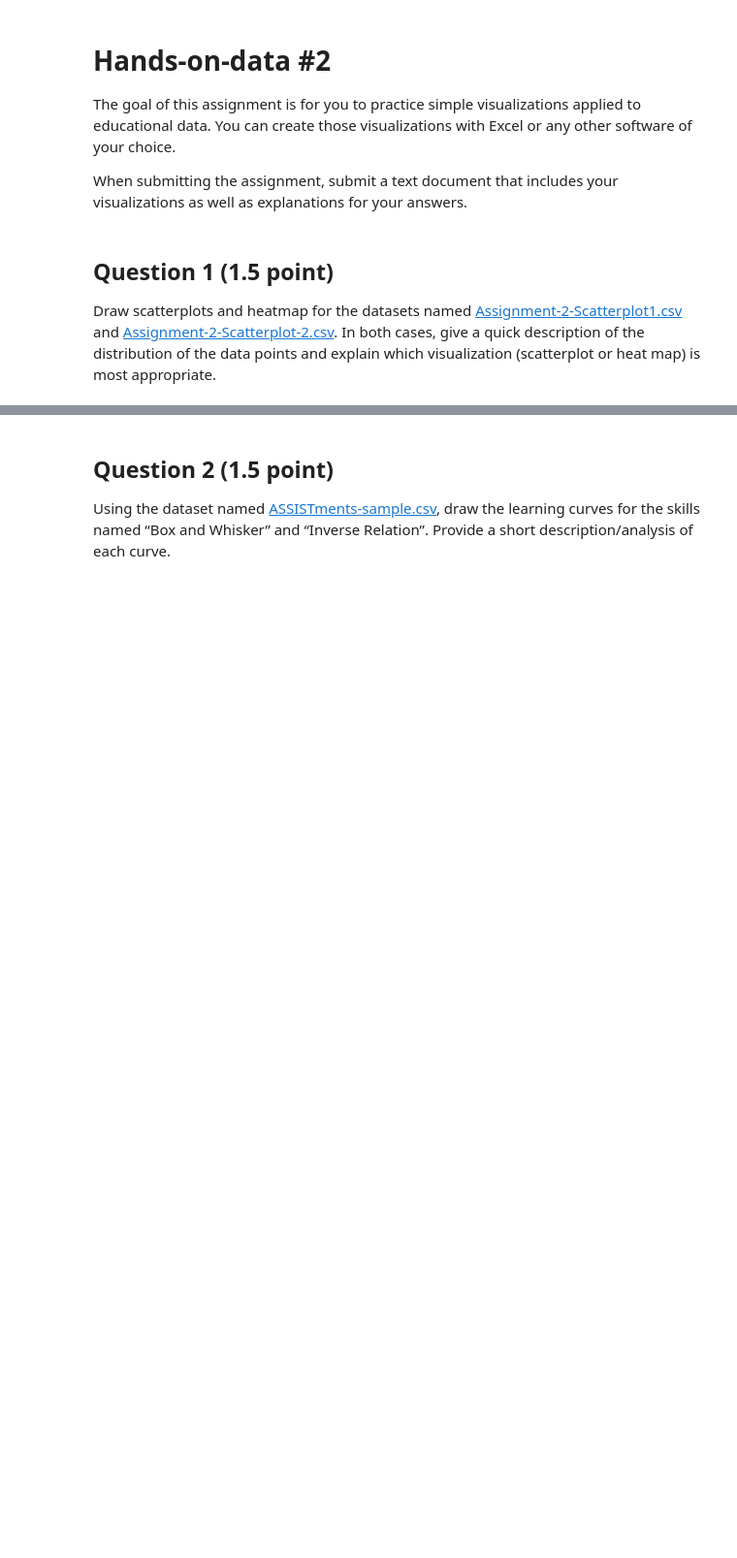
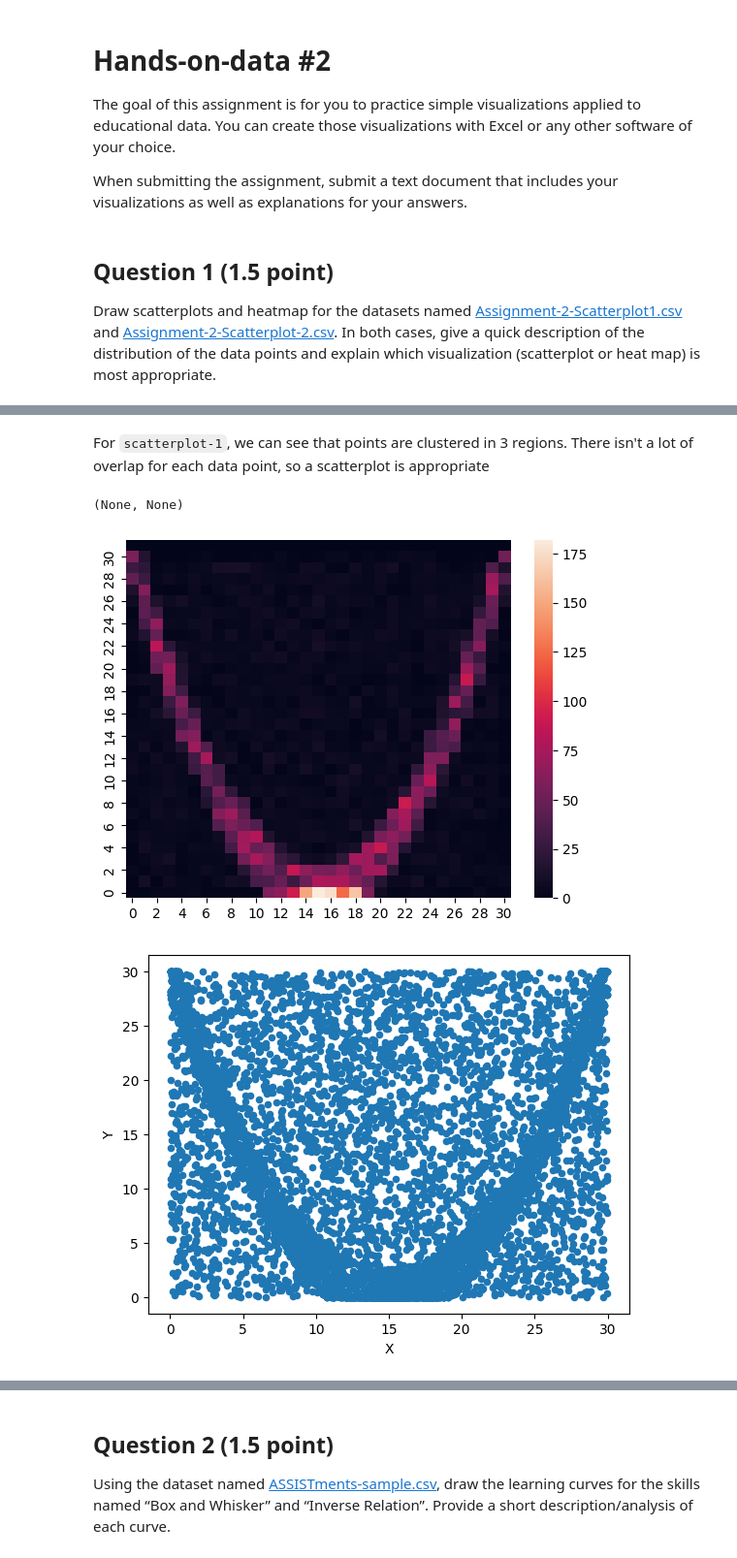
Before and after one commit to rodigu/ci539, a Jupyter notebook: ho2/ho2.ipynb, the cells around one changed output, grey strips where cells are left out. Shown: that part at 97% size. Drawn from its saved outputs; the diff is of its cells as text; code cells hidden in the pictures; blank space fills up the shorter version.

```diff
--- a/ho2/ho2.ipynb
+++ b/ho2/ho2.ipynb
@@ -50,0 +28,9 @@ ValueError: zero-size array to reduction operation fmin which has no identity
+# %% [markdown]
+For `scatterplot-1`, we can see that points are clustered in 3 regions.
+There isn't a lot of overlap for each data point, so a scatterplot is appropriate
+# %%
+ho2.plot_heatmap(scatter2), ho2.plot_scatter(scatter2)
+# %% [output]
+(None, None)
+[figure, added]
+[figure, added]
```
Also changed, not shown: parts of 9 cells of this notebook, 2 other files.
